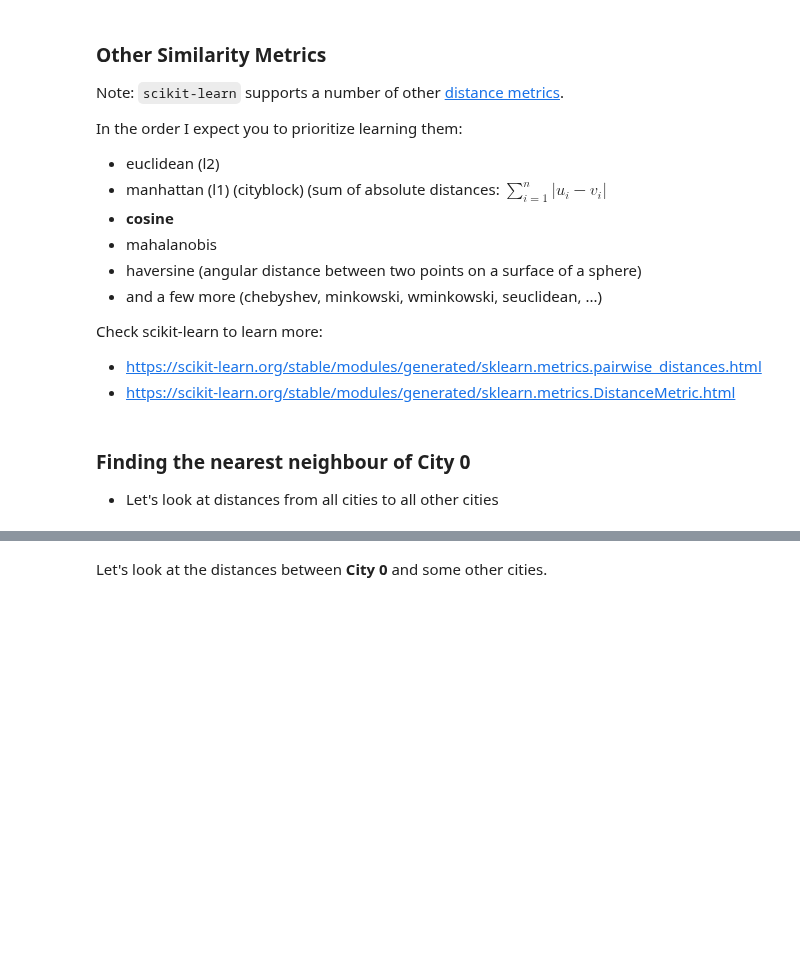
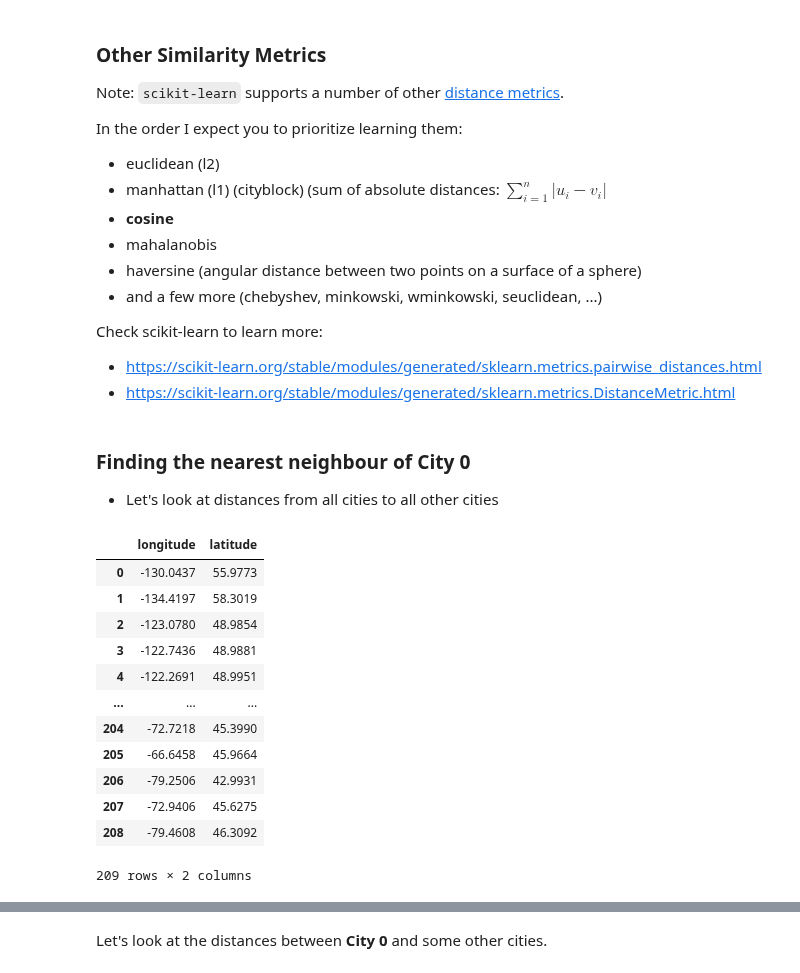
Before and after one commit to UBC-CS/cpsc330-2022W2, a Jupyter notebook: lectures/AmirAbdi/04_kNNs-SVM-RBF_aa.ipynb, the cells around one changed output, grey strips where cells are left out. Saved outputs shown, nothing was run; the diff lists cells and outputs as text; code cells hidden in the pictures; blank space fills up the shorter version.

```diff
--- a/lectures/AmirAbdi/04_kNNs-SVM-RBF_aa.ipynb
+++ b/lectures/AmirAbdi/04_kNNs-SVM-RBF_aa.ipynb
@@ -287,6 +353,22 @@ Check scikit-learn to learn more:
 ### Finding the nearest neighbour of City 0
 
 - Let's look at distances from all cities to all other cities
+# %%
+X_cities
+# %% [output]
+|  | longitude | latitude |
+| 0 | -130.0437 | 55.9773 |
+| 1 | -134.4197 | 58.3019 |
+| 2 | -123.0780 | 48.9854 |
+| 3 | -122.7436 | 48.9881 |
+| 4 | -122.2691 | 48.9951 |
+| ... | ... | ... |
+| 204 | -72.7218 | 45.3990 |
+| 205 | -66.6458 | 45.9664 |
+| 206 | -79.2506 | 42.9931 |
+| 207 | -72.9406 | 45.6275 |
+| 208 | -79.4608 | 46.3092 |
+209 rows × 2 columns
 # %%
 dists = euclidean_distances(X_cities)
 dists.shape
```
Also changed, not shown: parts of 69 cells of this notebook.
